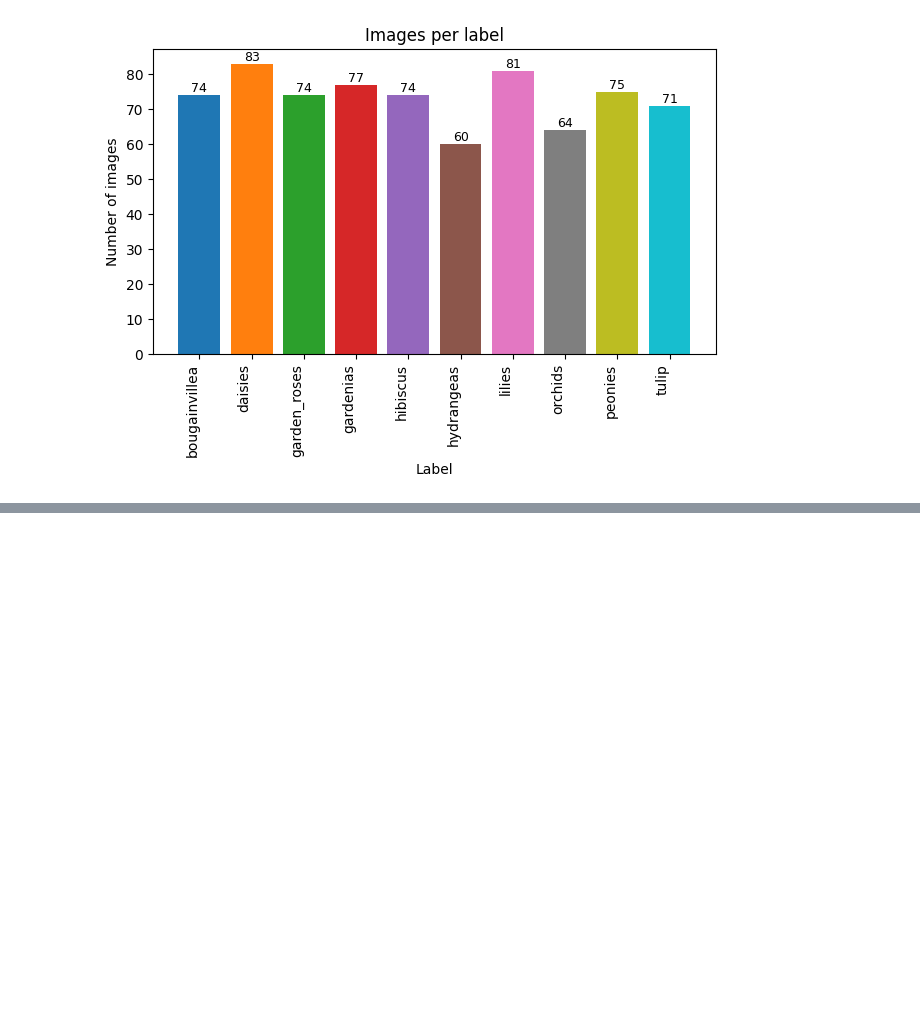
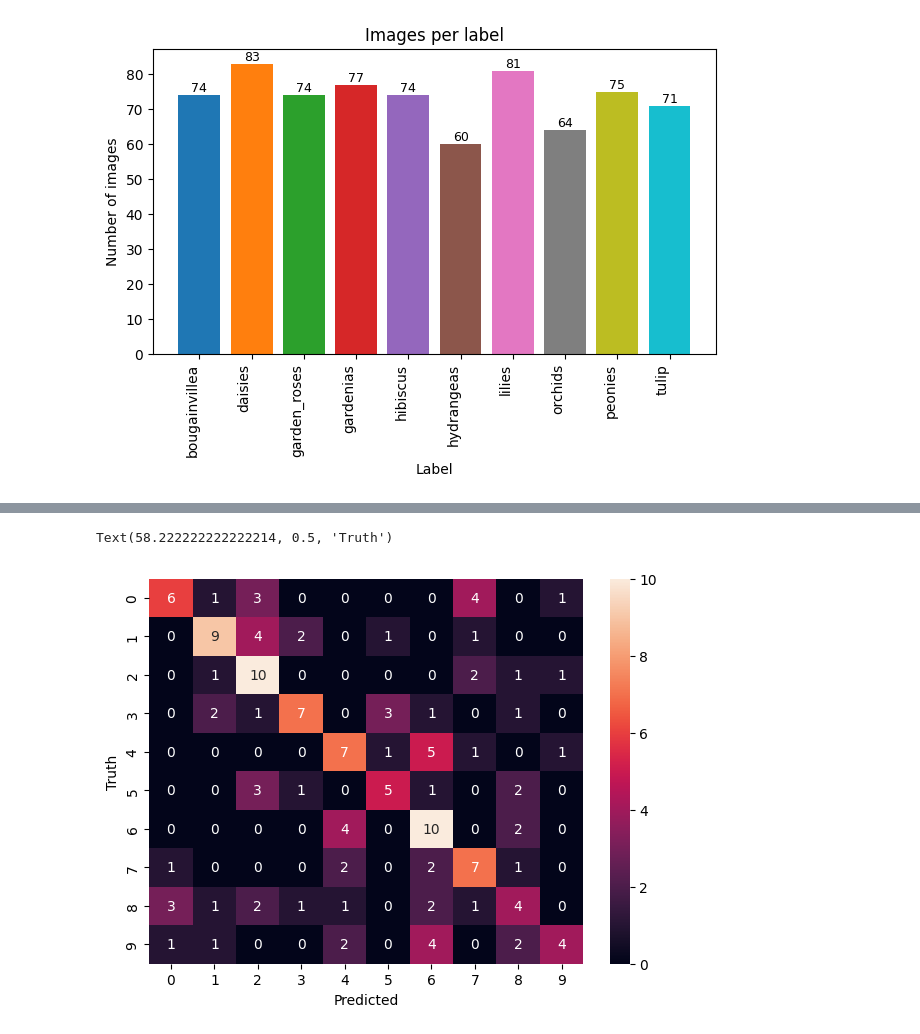
Before and after one commit to upratham/DL-CNN, a Jupyter notebook: src/eval.ipynb, the cells around one changed output, grey strips where cells are left out. Saved outputs shown, nothing was run; the diff lists cells and outputs as text; code cells hidden in the pictures; blank space fills up the shorter version.

```diff
--- a/src/eval.ipynb
+++ b/src/eval.ipynb
@@ -93,0 +105,10 @@ Detected at node 'sequential/conv2d/Relu' defined at (most recent call last):
+# %%
+
+from sklearn.metrics import classification_report, confusion_matrix,accuracy_score
+from sklearn import metrics
+predictions = model.predict(X_test, batch_size= batch_size)
+predictions = np.argmax(predictions, axis= 1)
+actuals = y_test
+
+testing_accuracy = metrics.accuracy_score(actuals, predictions)
+testing_accuracy
@@ -93,0 +118,11 @@ Detected at node 'sequential/conv2d/Relu' defined at (most recent call last):
+# %%
+#cm in visual
+cm = confusion_matrix(actuals, predictions)
+import seaborn as sn
+plt.figure(figsize = (7,5))
+sn.heatmap(cm, annot=True, fmt='d')
+plt.xlabel('Predicted')
+plt.ylabel('Truth')
+# %% [output]
+Text(58.222222222222214, 0.5, 'Truth')
+[figure, added]
```
Also changed, not shown: parts of 13 cells of this notebook, 3 other files.
